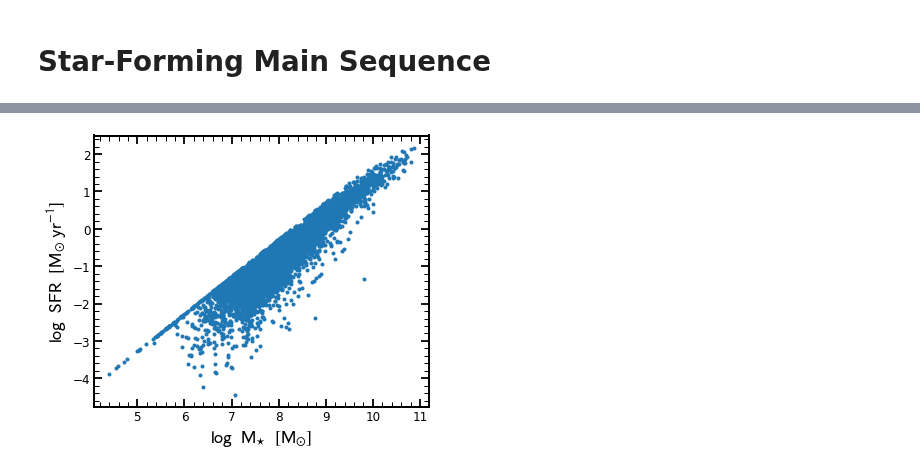
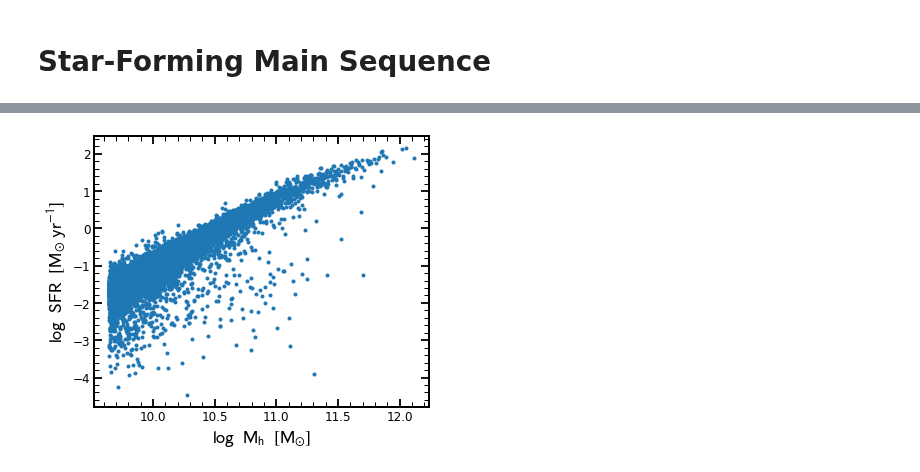
Before and after one commit to stacchella/halo_model, a Jupyter notebook: scripts/Comparison_M_Observables.ipynb, the cells around one changed output, grey strips where cells are left out. Saved outputs shown, nothing was run; the diff lists cells and outputs as text; code cells hidden in the pictures.

```diff
--- a/scripts/Comparison_M_Observables.ipynb
+++ b/scripts/Comparison_M_Observables.ipynb
@@ -225,21 +270,23 @@ plt.show()
 # %%
 plot_every_other = 10
 
 fig, ax = plt.subplots(nrows=1, ncols=1, figsize=(6, 5))
 
-ax.plot(np.log10(Ms_list)[::plot_every_other], np.log10(SFR_200_list)[::plot_every_other], '.', color='C0')
+ax.plot(np.log10(Mh_list)[::plot_every_other], np.log10(SFR_200_list)[::plot_every_other], '.', color='C0')
+#ax.plot(np.log10(Ms_list[idx_lowM]), np.log10(SFR_200_list[idx_lowM]), '.', color='C1')
+
 #ax.plot(np.log10(Ms_list)[::plot_every_other], np.log10(SFR_10_list)[::plot_every_other], '.', color='C1')
 #ax.errorbar(x_rm, y_rm, yerr=[y_rm-y_rm_l, y_rm_h-y_rm], fmt='o-', color='C1', capsize=3, zorder=10)
 #ax.plot(np.log10(Mh_Behroozi13), np.log10(MM_Behroozi13), '-', color='C2')
 
-ax.set_xlabel(r'$\log\/\/\/\/\mathrm{M}_{\star}\/\/\/\/[\mathrm{M}_{\odot}]$', fontsize=18)
+ax.set_xlabel(r'$\log\/\/\/\/\mathrm{M}_{\rm h}\/\/\/\/[\mathrm{M}_{\odot}]$', fontsize=18)
 ax.set_ylabel(r'$\log\/\/\/\/\mathrm{SFR}\/\/\/\/[\mathrm{M}_{\odot}\/\/\mathrm{yr}^{-1}]$', fontsize=18)
 
 #ax.set_xlim([9.5, 11.5])
 #ax.set_ylim([0.0, 2.5])
 
 plt.legend(frameon=False, fontsize=14)
-plt.savefig(path_figures + 'MS_Relation.pdf', bbox_inches='tight')
+plt.savefig(path_figures + 'SFR_Mh_Relation.pdf', bbox_inches='tight')
 plt.show()
 # %% [output]
-[figure, old version]
+[figure, new version]
```
Also changed, not shown: parts of 9 cells of this notebook, 10 other files.
